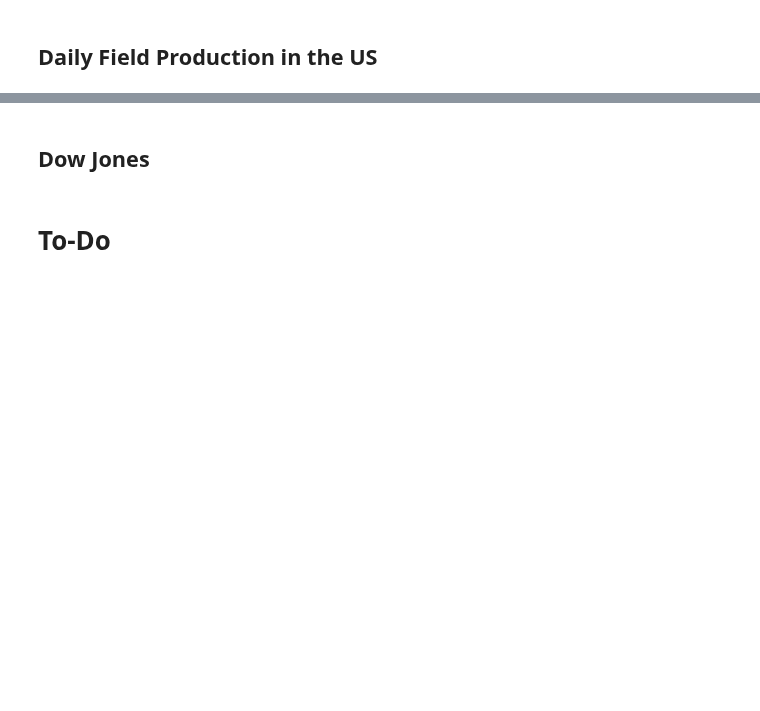
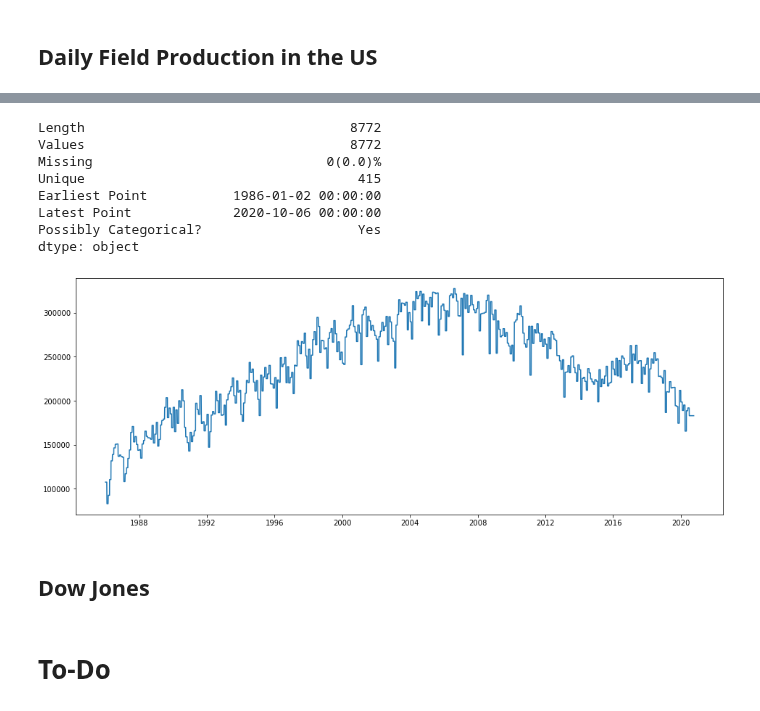
Before and after one commit to thekhan314/datashop2, a Jupyter notebook: EIA_Data.ipynb, the cells around one changed output, grey strips where cells are left out. Drawn from its saved outputs; the diff is of its cells as text; code cells hidden in the pictures; blank space fills up the shorter version.

```diff
--- a/EIA_Data.ipynb
+++ b/EIA_Data.ipynb
@@ -204,3 +78,17 @@ monthly_imports.chart()
+# %%
+ds = Dataset(dep.originals)
+# %%
+ds['Monthly Imports'].show_report()
+# %% [output]
+Length                                  8772
+Values                                  8772
+Missing                              0(0.0)%
+Unique                                   415
+Earliest Point           1986-01-02 00:00:00
+Latest Point             2020-10-06 00:00:00
+Possibly Categorical?                    Yes
+dtype: object
+[figure, added]
 # %% [markdown]
 ## Dow Jones
 # %%
```
Also changed, not shown: parts of 14 cells of this notebook, 3 other files.
